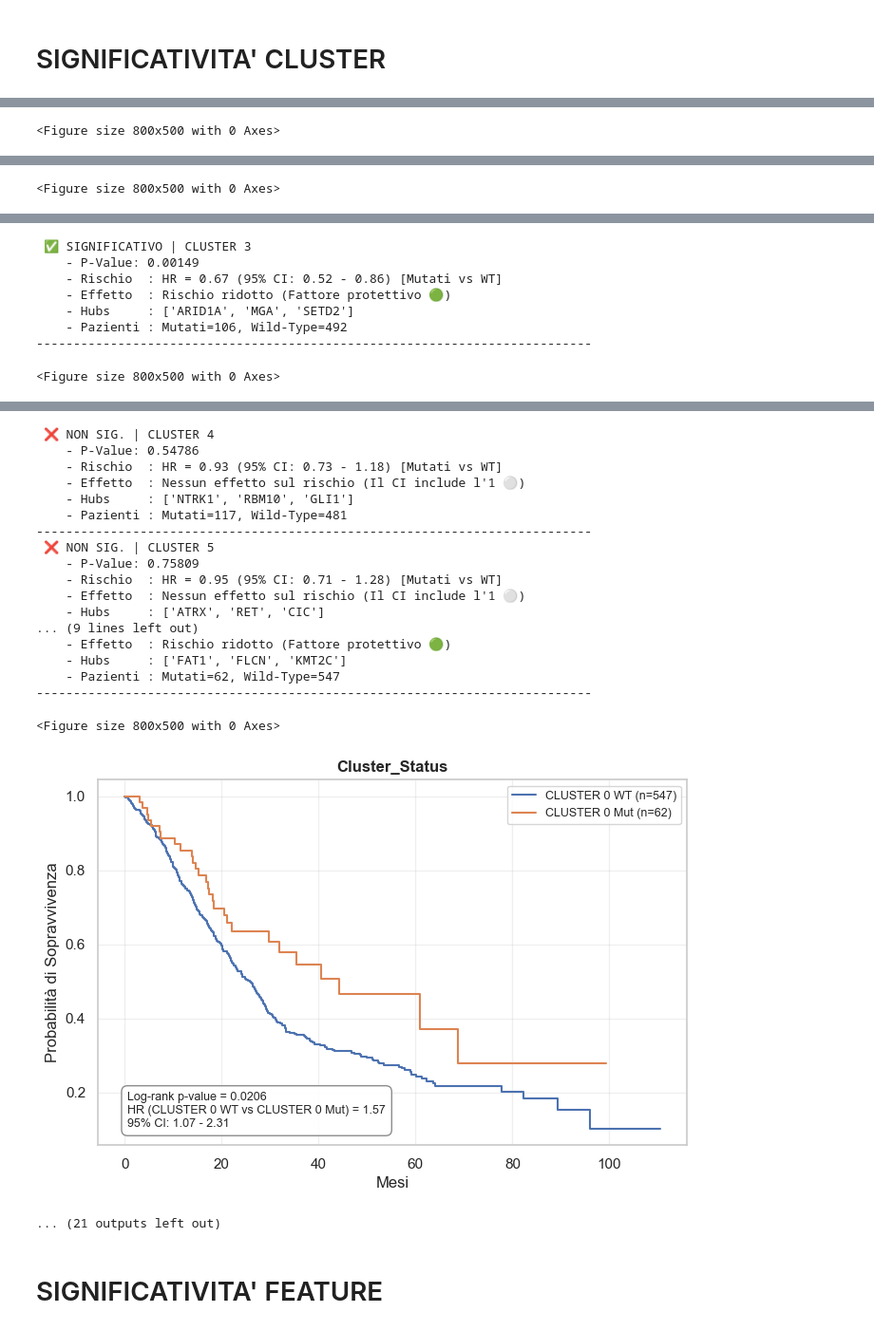
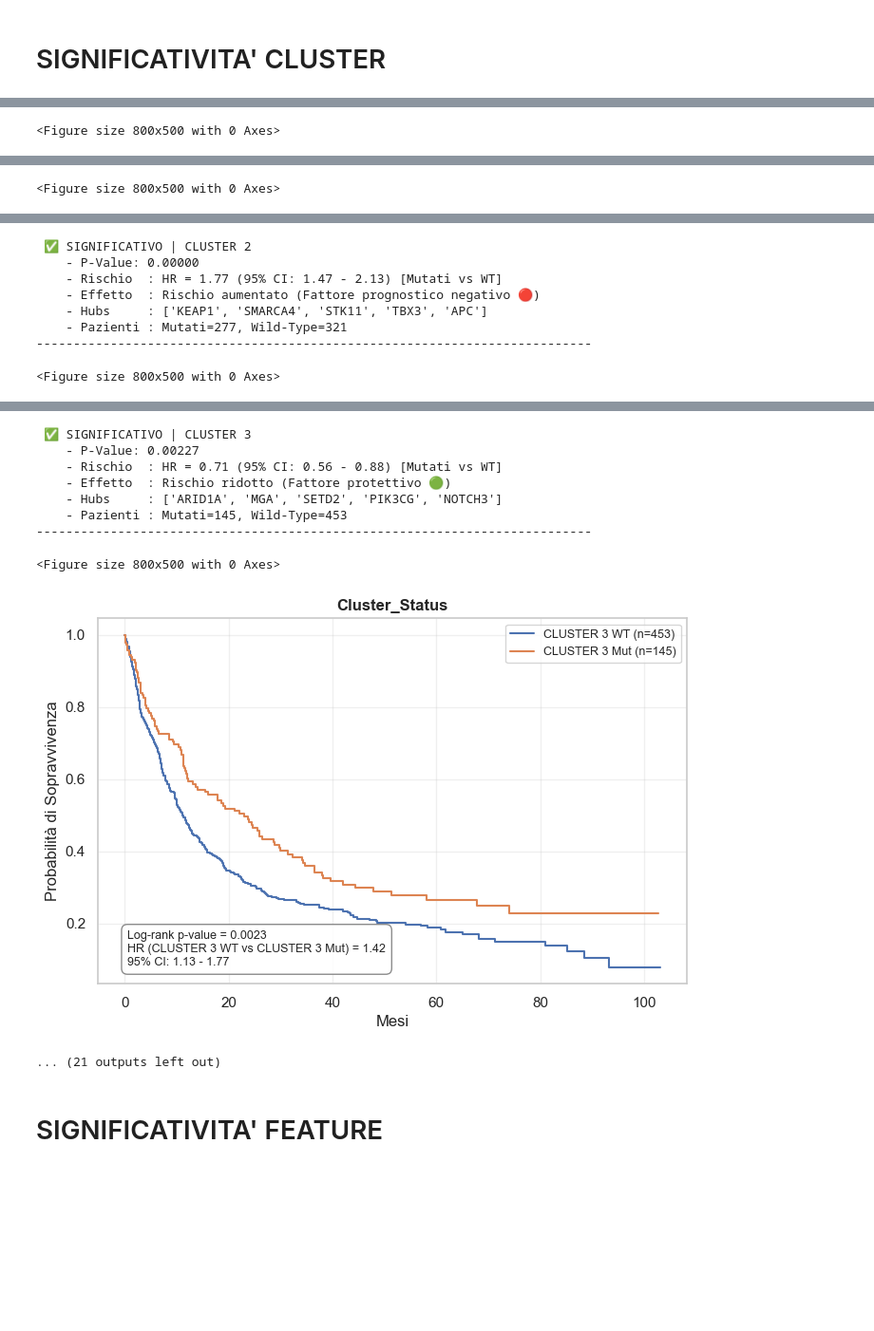
Before and after one commit to MicheleP1004/DHL_prj, a Jupyter notebook: full_try/stratification_analysis.ipynb, the cells around one changed output, grey strips where cells are left out. Shown at 95% size. Saved outputs shown, nothing was run; the diff lists cells and outputs as text; code cells hidden in the pictures; blank space fills up the shorter version.

```diff
--- a/full_try/stratification_analysis.ipynb
+++ b/full_try/stratification_analysis.ipynb
@@ -162,13 +162,13 @@ FEATURE_ANALIZZATA= 'Smoking History (NLP)' #
 
 for coorte in COORTI:
     if "kras_" in coorte:
-        coorte_base = coorte.replace("kras_", "")
-        path_clinical = f"./data_filtered/{coorte}/KRAS_F_{coorte_base}.csv"
-        path_enrich = f"./outputs_mut/{coorte}/intracluster/Hubs_Global_Enrichment_FULL_{coorte}.tsv"
+        nome_tumore = coorte.replace("kras_", "")
+        path_clinical = f"./data_filtered/{coorte}/KRAS_F_{nome_tumore}.csv"
+        path_report = f"./outputs_mut/{coorte}/intracluster/enrichment/Report_ClusterHubs_Top5perDB_FULL_{coorte}.txt"  # ← fix
     else:
-        coorte_base = coorte
-        path_clinical = f"./data_filtered/{coorte}/F_{coorte_base}.csv"
-        path_enrich = f"./outputs_mut/{coorte}/intracluster/Hubs_Global_Enrichment_FULL_{coorte}.tsv"
+        nome_tumore = coorte
+        path_clinical = f"./data_filtered/{coorte}/F_{nome_tumore}.csv"
+        path_report = f"./outputs_mut/{coorte}/intracluster/enrichment/Report_ClusterHubs_Top5perDB_FULL_{coorte}.txt"  # ← fix
 
     if os.path.exists(path_clinical):
         df_clinical = pd.read_csv(path_clinical, sep='\t')
@@ -250,6 +250,7 @@ def get_hubs_from_report_final(report_path):
     """Estrae i cluster e i relativi hub dal file di report .txt"""
     clusters = {}
     current_cluster = None
+
     if not os.path.exists(report_path):
         print(f"   [!] File report non trovato: {report_path}")
         return None
@@ -260,9 +261,10 @@ def get_hubs_from_report_final(report_path):
             if '🎯 CLUSTER' in line:
                 current_cluster = line.split('|')[0].replace('🎯', '').strip()
                 clusters[current_cluster] = []
-            elif '🔸 HUB:' in line and current_cluster:
-                gene = line.split(':')[1].strip()
-                clusters[current_cluster].append(gene)
+            elif '🧬 GENI HUB:' in line and current_cluster:
+                genes = line.split(':', 1)[1].strip()
+                clusters[current_cluster] = [g.strip() for g in genes.split(',')]
+
     return clusters
 
 print(f"🚀 Avvio scansione clinica sui Cluster di Leiden...")
@@ -271,11 +273,11 @@ for coorte in COORTI:
     if "kras_" in coorte:
         nome_tumore = coorte.replace("kras_", "")
         path_clinical = f"./data_filtered/{coorte}/KRAS_F_{nome_tumore}.csv"
-        path_report = f"./outputs_mut/{coorte}/intracluster/Report_Prof_TopHubs_FULL_{coorte}.txt"
+        path_report = f"./outputs_mut/{coorte}/intracluster/enrichment/Report_ClusterHubs_Top5perDB_FULL_{coorte}.txt"  # ← fix
     else:
         nome_tumore = coorte
         path_clinical = f"./data_filtered/{coorte}/F_{nome_tumore}.csv"
-        path_report = f"./outputs_mut/{coorte}/intracluster/Report_Prof_TopHubs_FULL_{coorte}.txt"
+        path_report = f"./outputs_mut/{coorte}/intracluster/enrichment/Report_ClusterHubs_Top5perDB_FULL_{coorte}.txt"  # ← fix
 
     if os.path.exists(path_clinical):
         df_clinical = pd.read_csv(path_clinical, sep='\t')
@@ -397,8 +404,8 @@ for coorte in COORTI:
- ✅ SIGNIFICATIVO | CLUSTER 3
-    - P-Value: 0.00149
-    - Rischio  : HR = 0.67 (95% CI: 0.52 - 0.86) [Mutati vs WT]
-    - Effetto  : Rischio ridotto (Fattore protettivo 🟢)
-    - Hubs     : ['ARID1A', 'MGA', 'SETD2']
-    - Pazienti : Mutati=106, Wild-Type=492
+ ✅ SIGNIFICATIVO | CLUSTER 2
+    - P-Value: 0.00000
+    - Rischio  : HR = 1.77 (95% CI: 1.47 - 2.13) [Mutati vs WT]
+    - Effetto  : Rischio aumentato (Fattore prognostico negativo 🔴)
+    - Hubs     : ['KEAP1', 'SMARCA4', 'STK11', 'TBX3', 'APC']
+    - Pazienti : Mutati=277, Wild-Type=321
 ---------------------------------------------------------------------------
 <Figure size 800x500 with 0 Axes>
@@ -406,22 +413,12 @@ for coorte in COORTI:
- ❌ NON SIG. | CLUSTER 4
-    - P-Value: 0.54786
-    - Rischio  : HR = 0.93 (95% CI: 0.73 - 1.18) [Mutati vs WT]
-    - Effetto  : Nessun effetto sul rischio (Il CI include l'1 ⚪)
-    - Hubs     : ['NTRK1', 'RBM10', 'GLI1']
-    - Pazienti : Mutati=117, Wild-Type=481
+ ✅ SIGNIFICATIVO | CLUSTER 3
+    - P-Value: 0.00227
+    - Rischio  : HR = 0.71 (95% CI: 0.56 - 0.88) [Mutati vs WT]
+    - Effetto  : Rischio ridotto (Fattore protettivo 🟢)
+    - Hubs     : ['ARID1A', 'MGA', 'SETD2', 'PIK3CG', 'NOTCH3']
+    - Pazienti : Mutati=145, Wild-Type=453
 ---------------------------------------------------------------------------
- ❌ NON SIG. | CLUSTER 5
-    - P-Value: 0.75809
-    - Rischio  : HR = 0.95 (95% CI: 0.71 - 1.28) [Mutati vs WT]
-    - Effetto  : Nessun effetto sul rischio (Il CI include l'1 ⚪)
-    - Hubs     : ['ATRX', 'RET', 'CIC']
-... (9 lines left out)
-    - Effetto  : Rischio ridotto (Fattore protettivo 🟢)
-    - Hubs     : ['FAT1', 'FLCN', 'KMT2C']
-    - Pazienti : Mutati=62, Wild-Type=547
----------------------------------------------------------------------------
 <Figure size 800x500 with 0 Axes>
-[figure, old version]
+[figure, new version]
 ... (21 outputs left out)
 # %% [markdown]
 # SIGNIFICATIVITA' FEATURE
```
Also changed, not shown: parts of 3 cells of this notebook, 1 other file.
